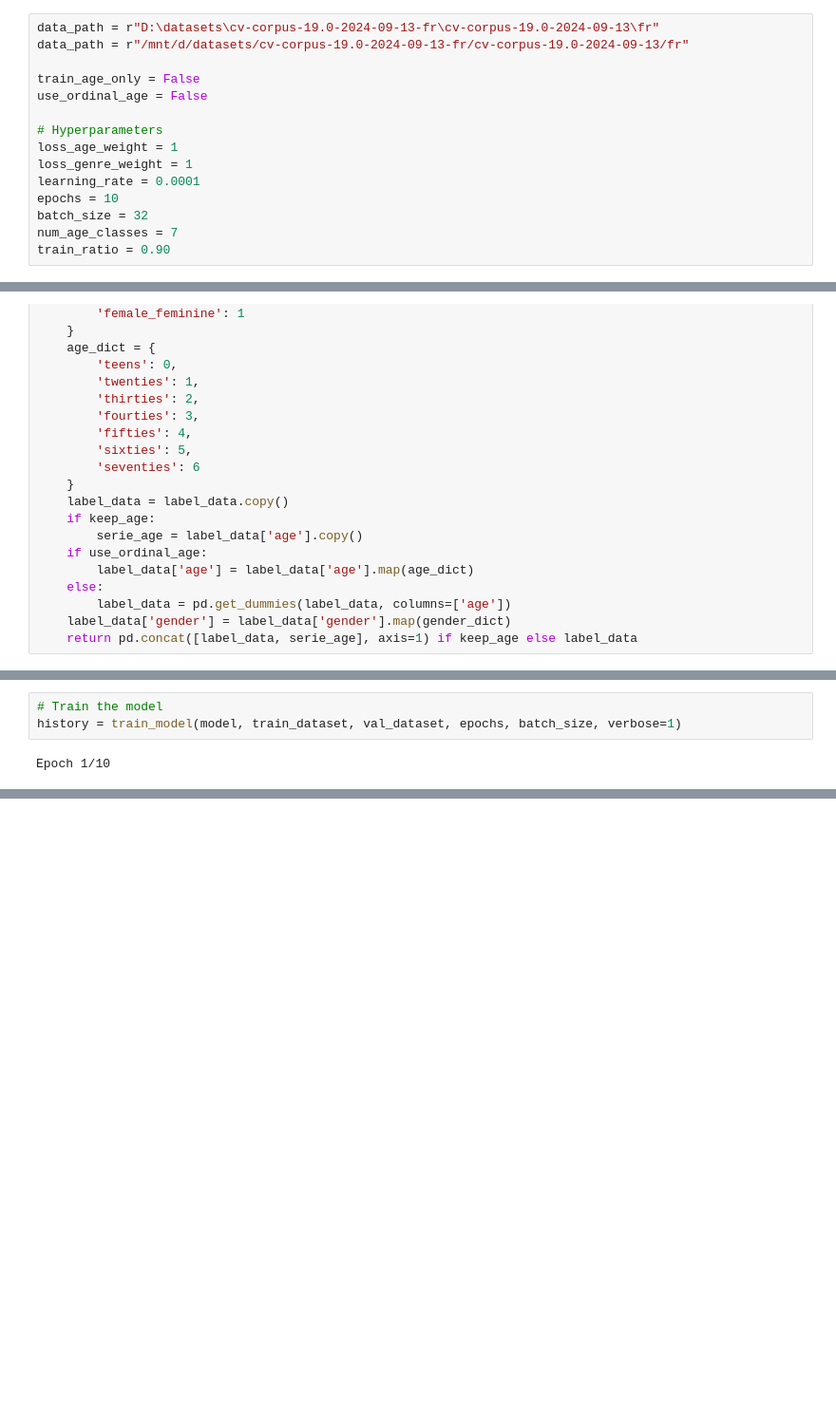
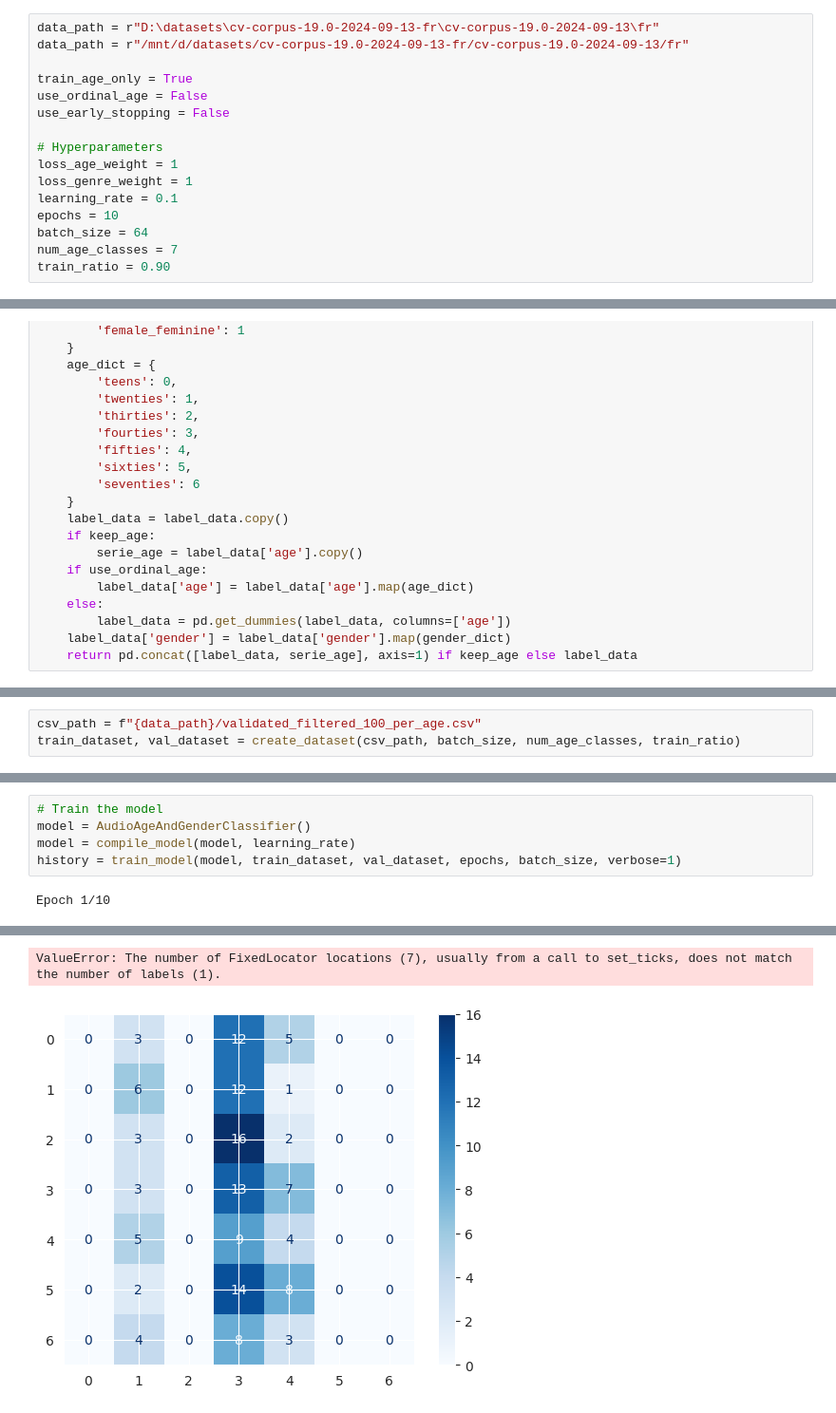
Before and after one commit to jo-pouradier/individu-feature-from-voice, a Jupyter notebook: training.ipynb, the cells around one changed output, grey strips where cells are left out. Shown: that part at 95% size. Cells and saved outputs as stored; diff of their text form; blank space fills up the shorter version.

```diff
--- a/training.ipynb
+++ b/training.ipynb
@@ -28,15 +10,16 @@ import pandas as pd
 data_path = r"D:\datasets\cv-corpus-19.0-2024-09-13-fr\cv-corpus-19.0-2024-09-13\fr"
 data_path = r"/mnt/d/datasets/cv-corpus-19.0-2024-09-13-fr/cv-corpus-19.0-2024-09-13/fr"
 
-train_age_only = False
+train_age_only = True
 use_ordinal_age = False
+use_early_stopping = False
 
 # Hyperparameters
 loss_age_weight = 1
 loss_genre_weight = 1
-learning_rate = 0.0001
+learning_rate = 0.1
 epochs = 10
-batch_size = 32
+batch_size = 64
 num_age_classes = 7
 train_ratio = 0.90
 # %%
@@ -198,3 +182,6 @@ def parse_row_age(path, age):
     # Load the numpy file (feature input)
     features = np.load(f"{data_path}/processed/{path.numpy().decode('utf-8').replace('mp3', 'npy')}")
     return features, age
+# %%
+csv_path = f"{data_path}/validated_filtered_100_per_age.csv"
+train_dataset, val_dataset = create_dataset(csv_path, batch_size, num_age_classes, train_ratio)
@@ -447,5 +431,7 @@ Model: "audio_age_and_gender_classifier_2"
 # %%
 # Train the model
+model = AudioAgeAndGenderClassifier()
+model = compile_model(model, learning_rate)
 history = train_model(model, train_dataset, val_dataset, epochs, batch_size, verbose=1)
 # %% [output]
 Epoch 1/10
@@ -452,0 +455,2 @@ KeyboardInterrupt:
+ValueError: The number of FixedLocator locations (7), usually from a call to set_ticks, does not match the number of labels (1).
+[figure, added]
```
Also changed, not shown: parts of 8 cells of this notebook, 5 other files.
